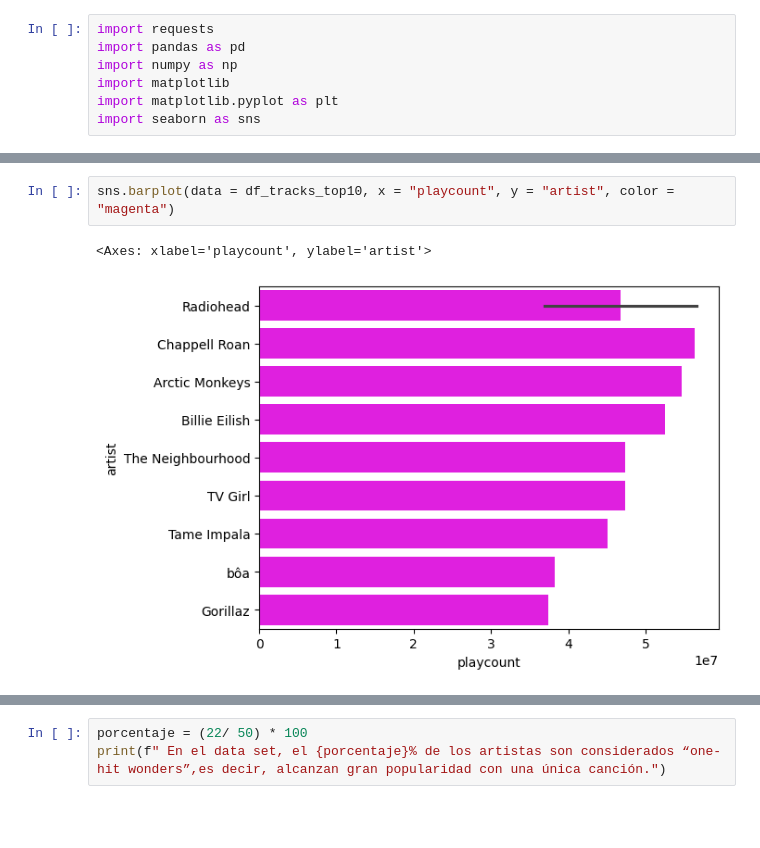
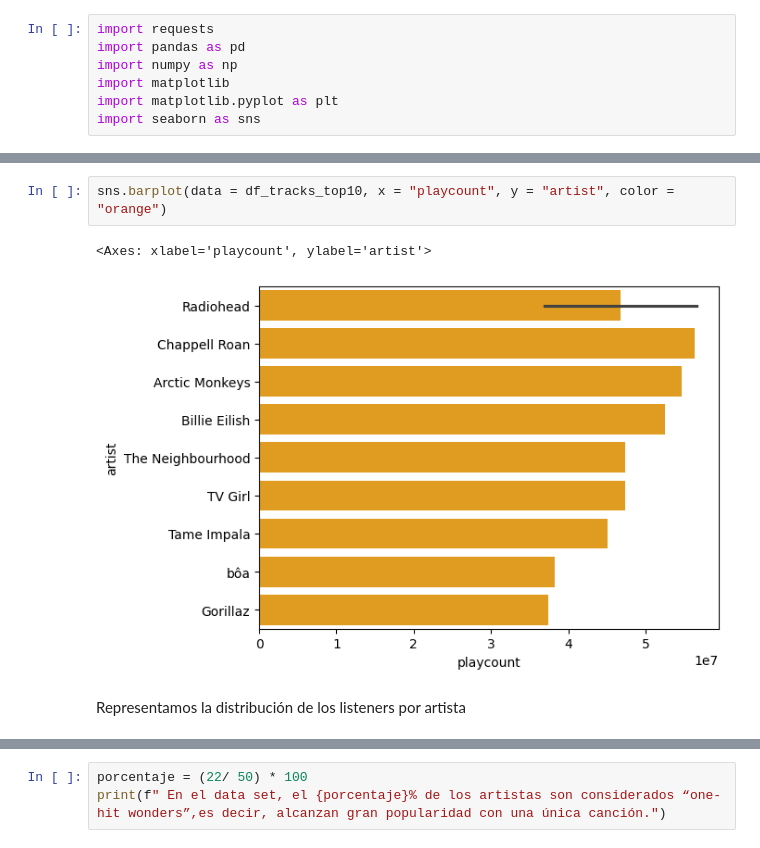
Before and after one commit to ArtiRamos/lastfm_data_analysis, a Jupyter notebook: 2. Análisis descriptivo y estadístico.ipynb, the cells around one changed output, grey strips where cells are left out. Saved outputs shown, nothing was run; the diff lists cells and outputs as text; blank space fills up the shorter version.

```diff
--- a/Preguntas de análisis.ipynb
+++ b/2. Análisis descriptivo y estadístico.ipynb
@@ -126,6 +220,8 @@ df_tracks_top10
 # %%
-sns.barplot(data = df_tracks_top10, x = "playcount", y = "artist", color = "magenta")
+sns.barplot(data = df_tracks_top10, x = "playcount", y = "artist", color = "orange")
 # %% [output]
 <Axes: xlabel='playcount', ylabel='artist'>
-[figure, old version]
+[figure, new version]
+# %% [markdown]
+Representamos la distribución de los listeners por artista
 # %%
```
Also changed, not shown: parts of 79 cells of this notebook, 3 other files.
